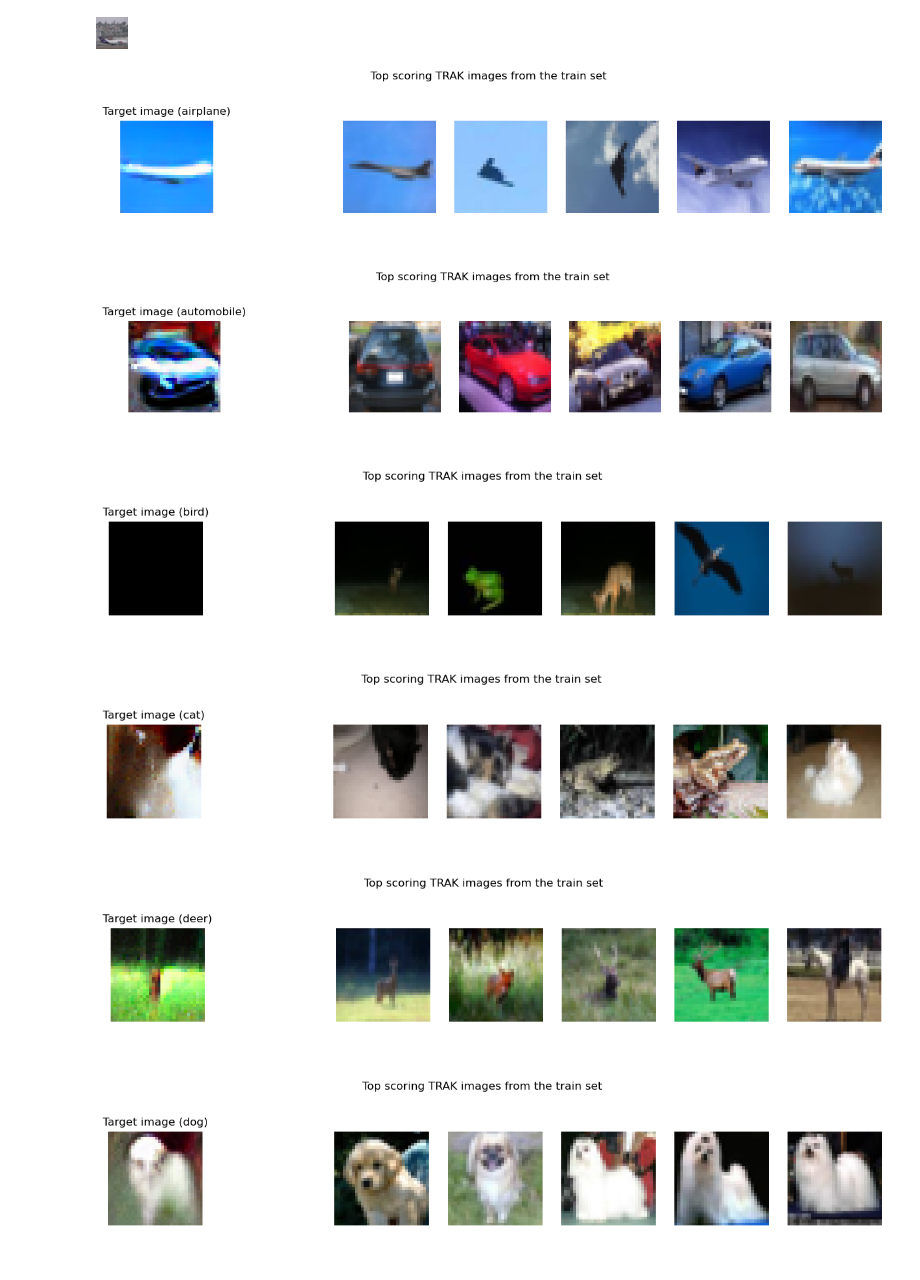
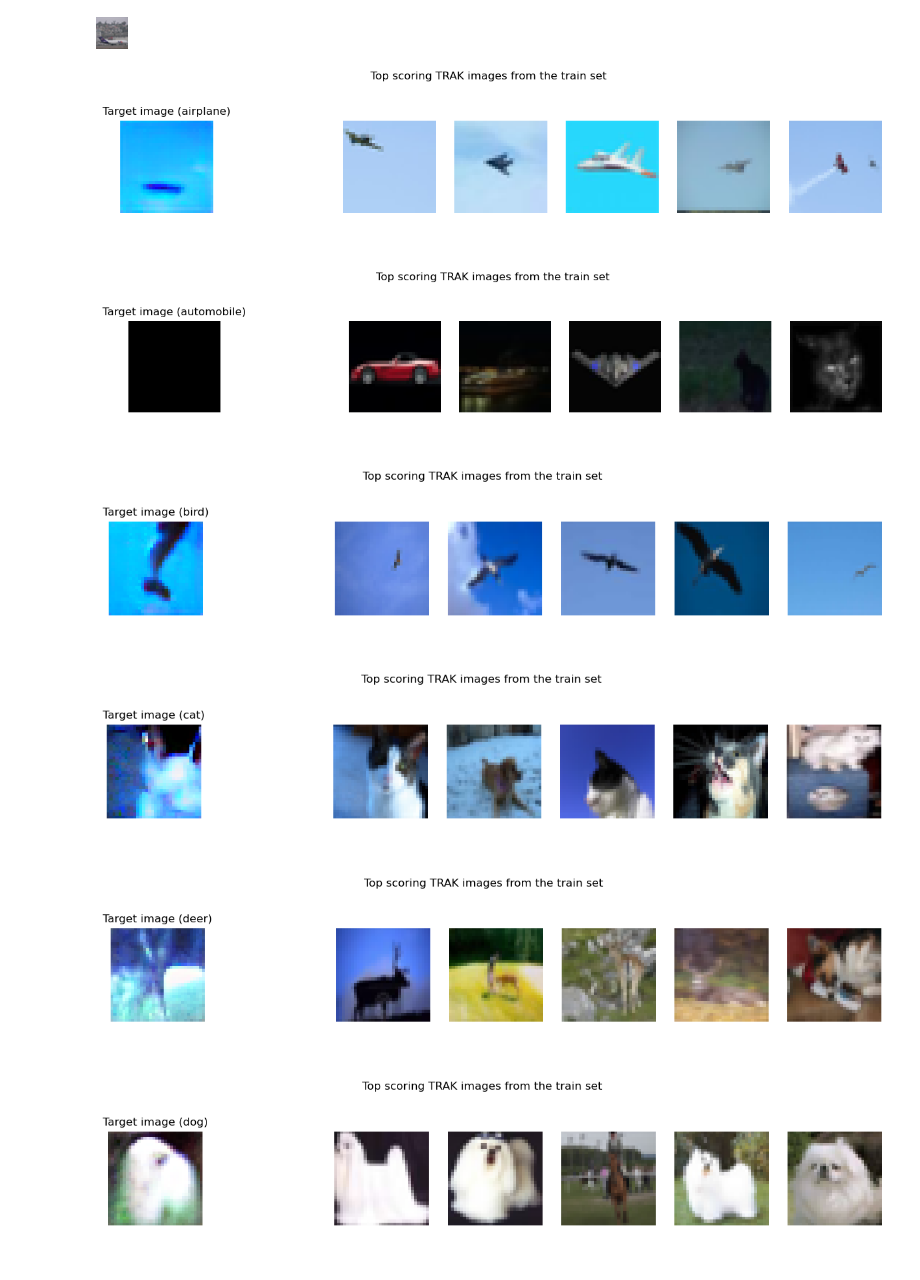
Before and after one commit to Naterjack/Data-Attribution-for-Stable-Diffusion, a Jupyter notebook: SD1_TRAK_Attribution.ipynb, the cells around one changed output. Drawn from its saved outputs; the diff is of its cells as text; code cells hidden in the pictures.

Commit message:
Move trak experiement name into config section

```diff
--- a/SD1_TRAK_Attribution.ipynb
+++ b/SD1_TRAK_Attribution.ipynb
@@ -2,8 +2,9 @@
 ### CONFIG:
 # %%
 UPDATE_SCORES = True
-TRAK_SAVE_DIR = "TRAK/trak_results_lora"
+TRAK_SAVE_DIR = "TRAK/dtrak_results_lora"
 IS_LORA = True
+EXPERIMENT_NAME = "SD1_CIFAR10_v2_LoRA_CORRECT_MODEL" #TODO fix these names good lord
 
 from utils.config import Project_Config, Model_Config, CIFAR_10_Config, LoRA_Model_Config
 
@@ -113,8 +115,9 @@ import gc
 gc.collect()
 torch.cuda.empty_cache()
 # %%
-dummy_dataset_path = "./generated_images/1"
 seed = 1
+dummy_dataset_path = f"./generated_images/{'lora' if IS_LORA else 'full_fine_tuned'}/{seed}"
+
 generator = torch.Generator(device="cuda").manual_seed(seed)
 
 dummy_dataset = load_dataset('imagefolder', data_dir=dummy_dataset_path, split='train')
@@ -209,37 +207,37 @@ import matplotlib.pyplot as plt
 
 #Adapted from https://github.com/MadryLab/trak/blob/main/examples/cifar_quickstart.ipynb
 
 from numpy.lib.format import open_memmap
 
 memmap_path = ("." +
                project_config.folder_symbol +
                TRAK_SAVE_DIR +
                project_config.folder_symbol +
                "scores" +
                project_config.folder_symbol +
-               experiment_name +
+               EXPERIMENT_NAME +
                ".mmap")
 scores = open_memmap(memmap_path)
 
 for i in range(10): #[6]:
 
     fig, axs = plt.subplots(ncols=7, figsize=(15, 3))
     fig.suptitle('Top scoring TRAK images from the train set')
 
     axs[0].imshow(dummy_dataset[i][dataset_config.image_column])
 
     axs[0].axis('off'); axs[0].set_title('Target image' + " (" + dummy_dataset[i][dataset_config.caption_column] + ")")
     axs[1].axis('off')
 
     top_trak_scorers = scores[:, i].argsort()[-5:][::-1]
     for ii, train_im_ind in enumerate(top_trak_scorers):
         axs[ii + 2].imshow(train_dataset[int(train_im_ind)][dataset_config.image_column]); axs[ii + 2].axis('off')
 
     fig.show()
 # %% [output]
-[figure, old version]
+[figure, new version]
-[figure, old version]
+[figure, new version]
-[figure, old version]
+[figure, new version]
-[figure, old version]
+[figure, new version]
-[figure, old version]
+[figure, new version]
-[figure, old version]
+[figure, new version]
```
Also changed, not shown: parts of 4 cells of this notebook.
